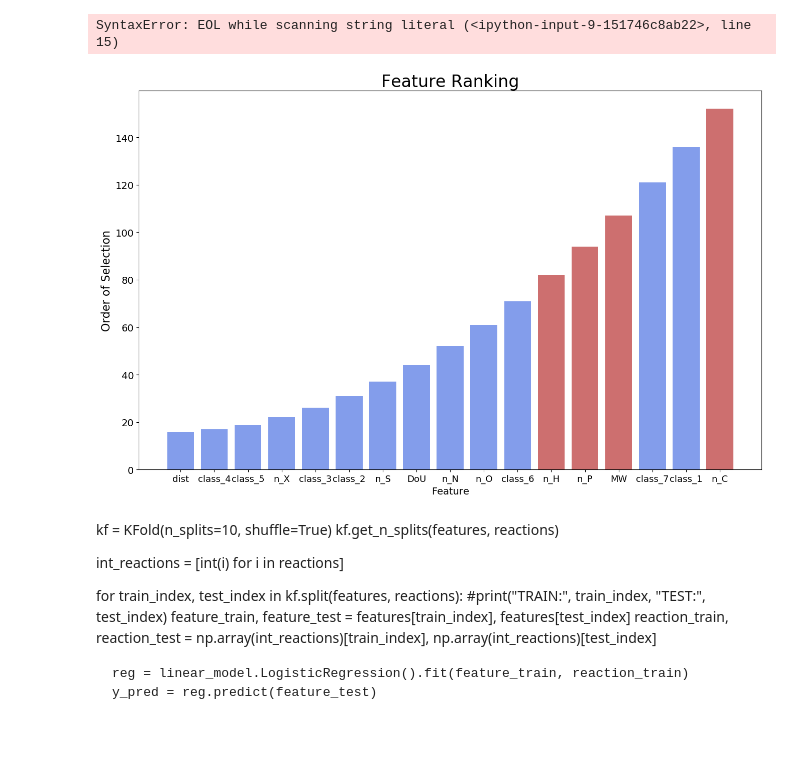
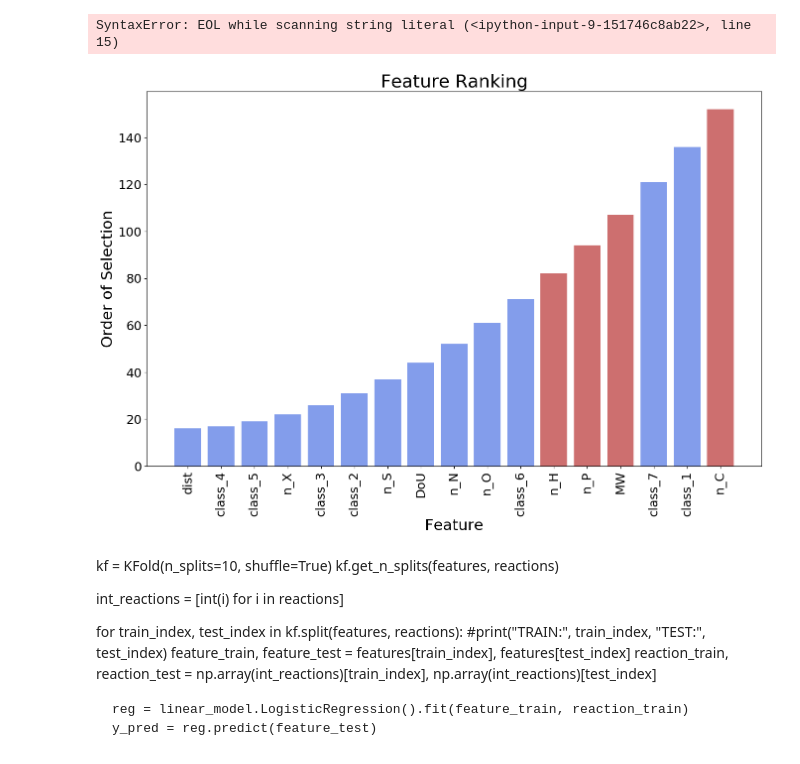
Before and after one commit to theicechol/metamoles, a Jupyter notebook: notebooks/model_creation.ipynb, the cells around one changed output. Saved outputs shown, nothing was run; the diff lists cells and outputs as text; code cells hidden in the pictures.

Commit message:
rotated tick labels

```diff
--- a/notebooks/model_creation.ipynb
+++ b/notebooks/model_creation.ipynb
@@ -241,20 +255,20 @@ make_df.sort_values('score', axis=0, inplace=True)
 # %%
 import matplotlib.patches as patches
 
 a = 'firebrick'
 b = 'royalblue'
 fig, ax = plt.subplots(figsize=(16,10), facecolor='white', dpi= 100)
 ax.bar(x=make_df.index, y=0, height=make_df.score, color=[b,b,b,b,b,b,b,b,b,b,b,a,a,a,b,b,a], alpha=0.65, linewidth=18)
-ax.set_title('Feature Ranking', fontsize=24)
-ax.set_ylabel('Order of Selection', fontsize=16)
-ax.set_xlabel('Feature', fontsize=14)
-ax.set_xticklabels(labels=make_df.index, fontsize=13)
-ax.set_yticklabels(labels=['0','20','40','60','80','100','120','140'],fontsize=14)
+ax.set_title('Feature Ranking', fontsize=26)
+ax.set_ylabel('Order of Selection', fontsize=22)
+ax.set_xlabel('Feature', fontsize=22)
+ax.set_xticklabels(labels=make_df.index, fontsize=18, rotation='vertical')
+ax.set_yticklabels(labels=['0','20','40','60','80','100','120','140'],fontsize=18)
 
 plt.show()
 fig.savefig('Feature Rankings.png')
 # %% [output]
-[figure, old version]
+[figure, new version]
 # %%
 rfe_results
 # %%
```
Also changed, not shown: parts of 2 cells of this notebook, 1 other file.
